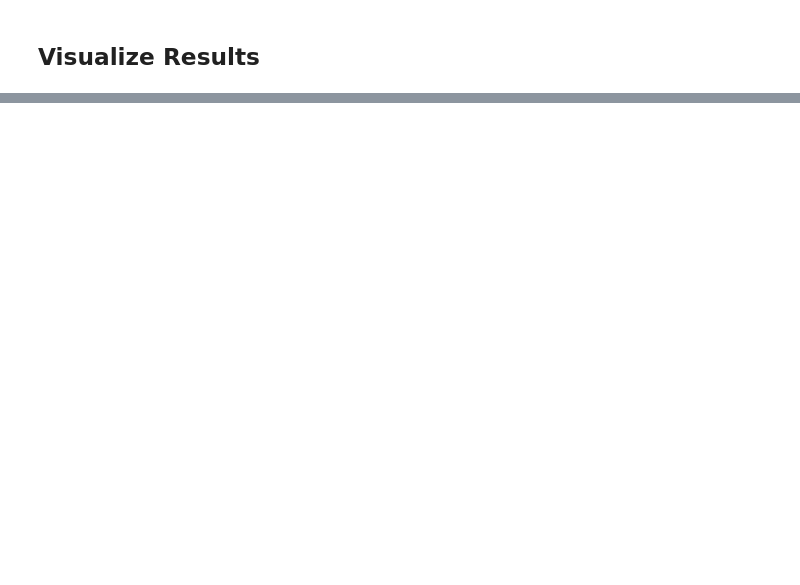
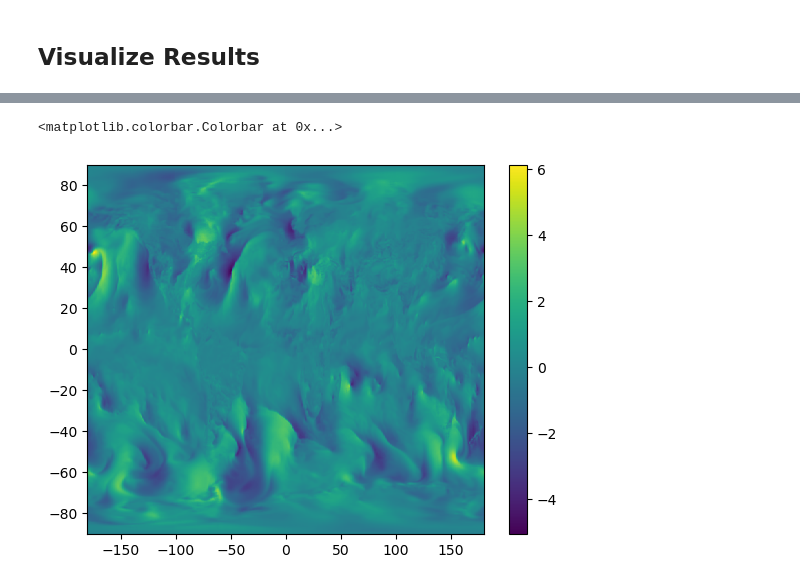
Before and after one commit to simonpf/prithvi_precip, a Jupyter notebook: notebooks/prithvi_tc/prithvi_tc_inference.ipynb, the cells around one changed output, grey strips where cells are left out. Saved outputs shown, nothing was run; the diff lists cells and outputs as text; code cells hidden in the pictures; blank space fills up the shorter version.

```diff
--- a/notebooks/prithvi_tc/prithvi_tc_inference.ipynb
+++ b/notebooks/prithvi_tc/prithvi_tc_inference.ipynb
@@ -93,0 +128,11 @@ result_files
+# %%
+results = xr.load_dataset(result_files[-1])
+results_ref = xr.load_dataset(result_files[-1].parent.parent / result_files[-1].name)
+# %%
+plt.pcolormesh(results.longitude, results.latitude, results_ref.v10[2])
+#plt.xlim(-110, -60)
+#plt.ylim(10, 50)
+plt.colorbar()
+# %% [output]
+<matplotlib.colorbar.Colorbar at 0x...>
+[figure, added]
```
Also changed, not shown: parts of 28 cells of this notebook, 5 other files.
